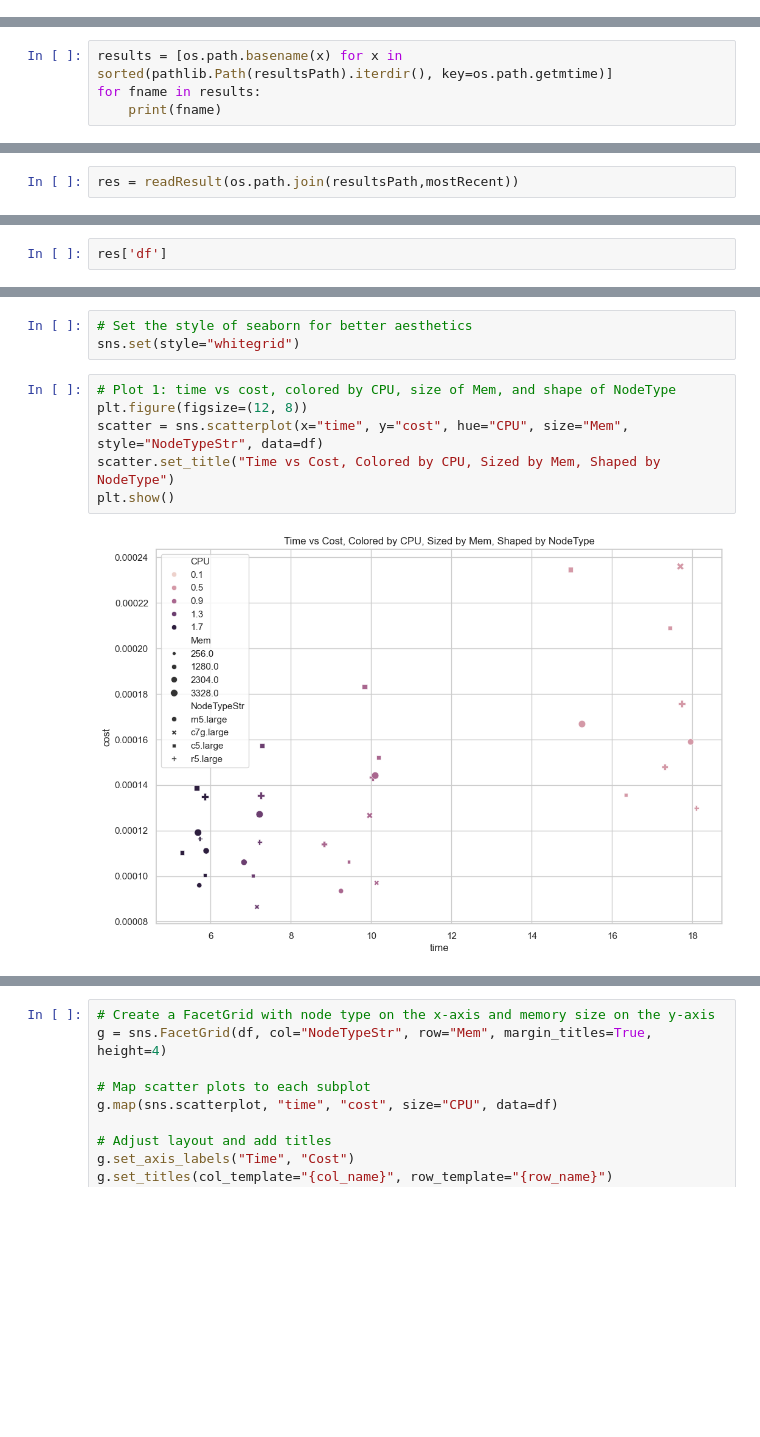
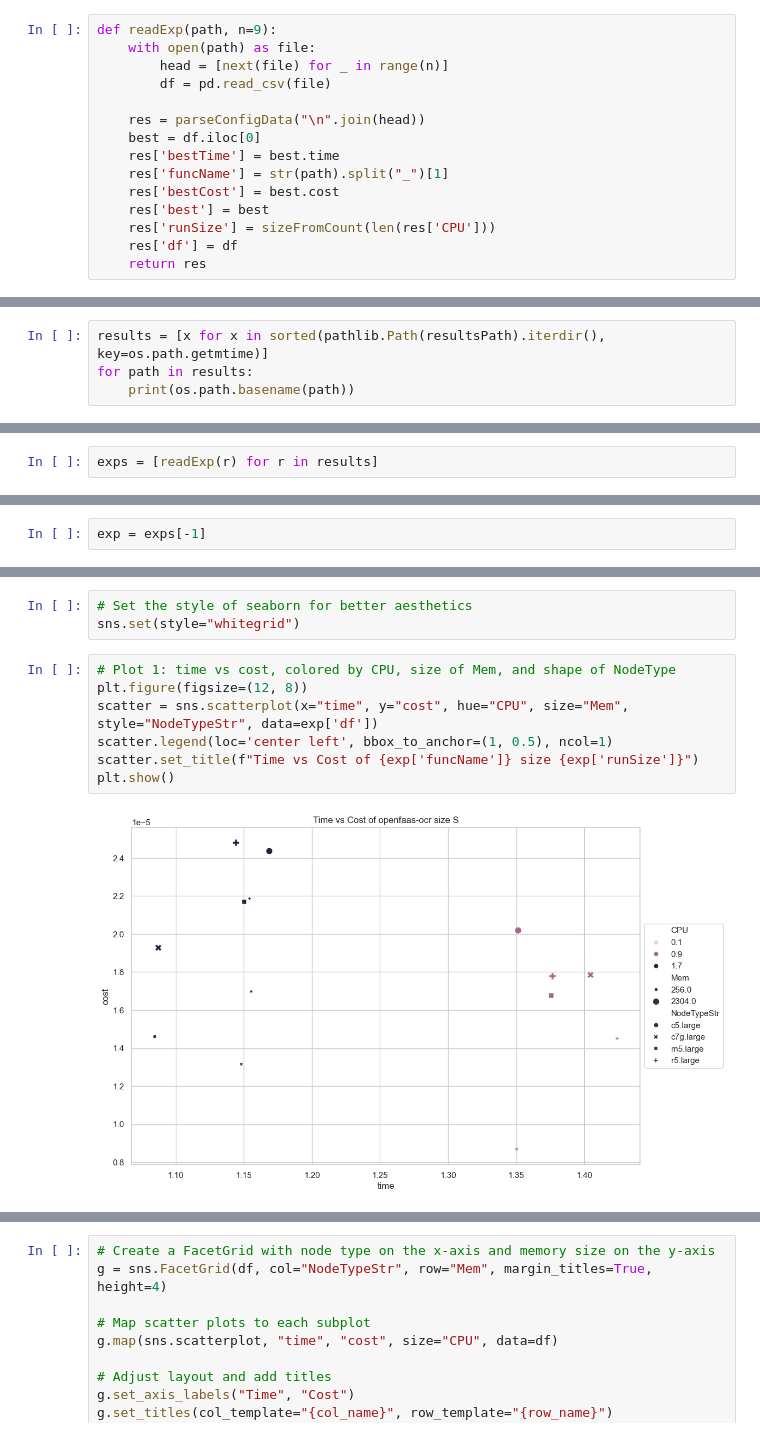
Before and after one commit to ckeenan34/FaaSterConfig, a Jupyter notebook: notebooks/AnalyzeResults.ipynb, the cells around one changed output, grey strips where cells are left out. Cells and saved outputs as stored; diff of their text form; blank space fills up the shorter version.

```diff
--- a/notebooks/AnalyzeResults.ipynb
+++ b/notebooks/AnalyzeResults.ipynb
@@ -59,9 +56,24 @@ def readResult(path, n=9):
+# %%
+def readExp(path, n=9):
+    with open(path) as file:
+        head = [next(file) for _ in range(n)]
+        df = pd.read_csv(file)
+
+    res = parseConfigData("\n".join(head))
+    best = df.iloc[0]
+    res['bestTime'] = best.time
+    res['funcName'] = str(path).split("_")[1]
+    res['bestCost'] = best.cost
+    res['best'] = best
+    res['runSize'] = sizeFromCount(len(res['CPU']))
+    res['df'] = df
+    return res
 # %%
 resultsPath = "../FaaSterConfig/results/"
 # %%
-results = [os.path.basename(x) for x in sorted(pathlib.Path(resultsPath).iterdir(), key=os.path.getmtime)]
-for fname in results:
-    print(fname)
+results = [x for x in sorted(pathlib.Path(resultsPath).iterdir(), key=os.path.getmtime)]
+for path in results:
+    print(os.path.basename(path))
 # %% [output]
 FaaSterResults_matmul2_20231119-122643.csv
 FaaSterResults_matmul2_20231119-124122.csv
@@ -83,2 +93,2 @@ mostRecent
 # %%
-res = readResult(os.path.join(resultsPath,mostRecent))
+exps = [readExp(r) for r in results]
@@ -87,2 +115,2 @@ res = readResult(os.path.join(resultsPath,mostRecent))
 # %%
-res['df']
+exp = exps[-1]
@@ -110,11 +120,12 @@ sns.set(style="whitegrid")
 # %%
 # Plot 1: time vs cost, colored by CPU, size of Mem, and shape of NodeType
 plt.figure(figsize=(12, 8))
-scatter = sns.scatterplot(x="time", y="cost", hue="CPU", size="Mem", style="NodeTypeStr", data=df)
-scatter.set_title("Time vs Cost, Colored by CPU, Sized by Mem, Shaped by NodeType")
+scatter = sns.scatterplot(x="time", y="cost", hue="CPU", size="Mem", style="NodeTypeStr", data=exp['df'])
+scatter.legend(loc='center left', bbox_to_anchor=(1, 0.5), ncol=1)
+scatter.set_title(f"Time vs Cost of {exp['funcName']} size {exp['runSize']}")
 plt.show()
 # %% [output]
-[figure, old version]
+[figure, new version]
 # %%
 # Plot 2: time vs cost, 1 grid per NodeType
 plt.figure(figsize=(12, 8))
```
Also changed, not shown: parts of 17 cells of this notebook, 5 other files.
